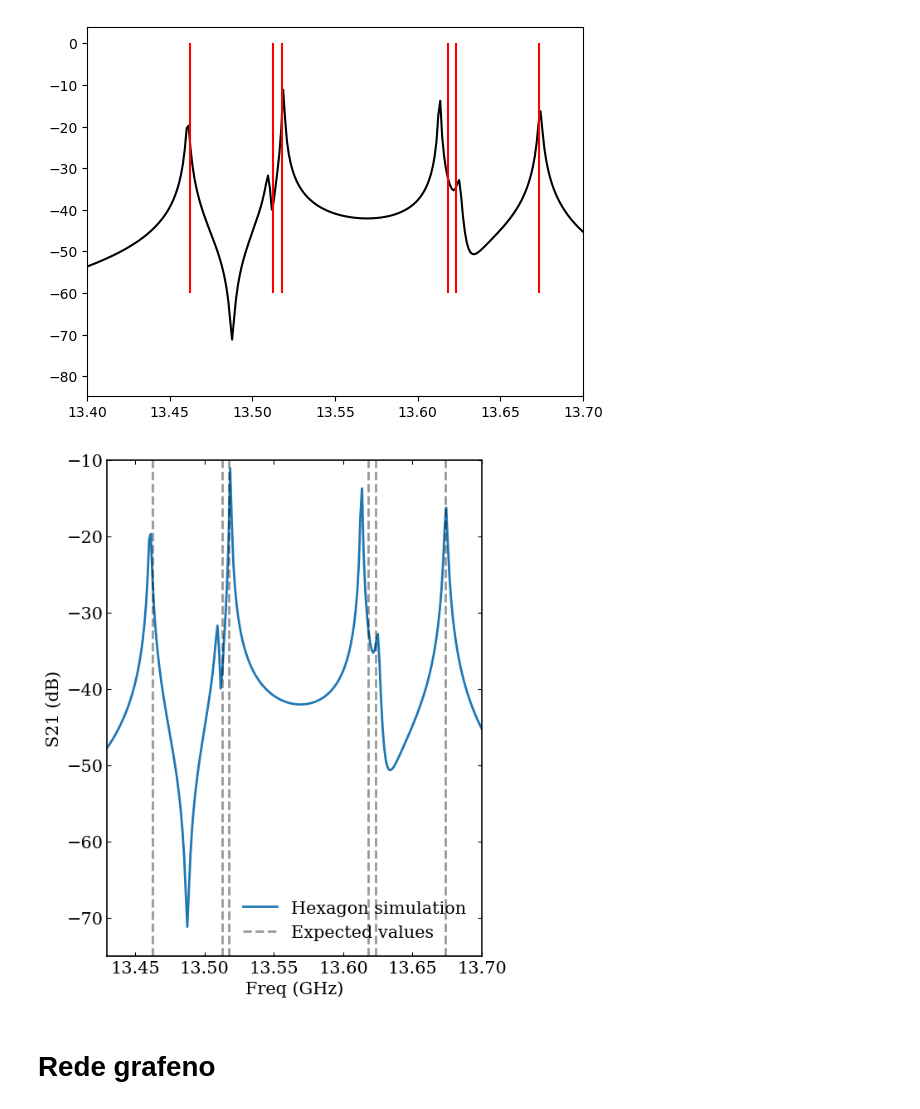
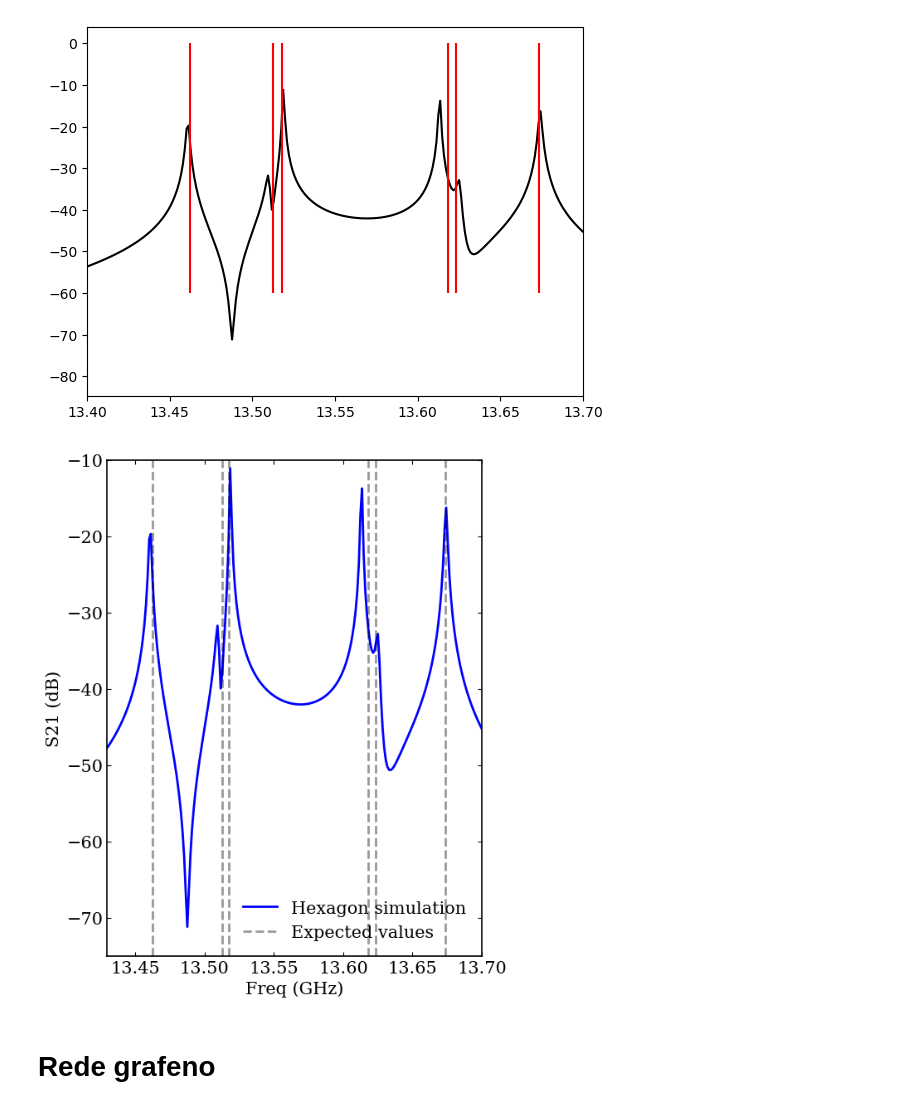
Before and after one commit to ScM-Edh/Projeto-Valentina, a Jupyter notebook: Rede grafeno/calculo rede hexagono.ipynb, the cells around one changed output. Drawn from its saved outputs; the diff is of its cells as text; code cells hidden in the pictures.

```diff
--- a/Rede grafeno/calculo rede hexagono.ipynb
+++ b/Rede grafeno/calculo rede hexagono.ipynb
@@ -165,37 +165,37 @@ plt.rcParams.update({
 # ---------- Figura ----------
 fig, ax = plt.subplots(figsize=(6,7))
 
-ax.plot(h21[0], h21[1], label="Hexagon simulation")
+ax.plot(h21[0], h21[1], '-b', label="Hexagon simulation")
 
 # ---------- Valores esperados ----------
 for i, val in enumerate(hexagon_eigenv):
     plt.axvline(val, linestyle="--", color="black",
                 alpha=0.4,
                 label="Expected values" if i==0 else "")
 
 # ---------- Eixos ----------
 ax.set_xlabel("Freq (GHz)")
 ax.set_ylabel("S21 (dB)")
 
 # ---------- Limites ----------
 ax.set_xlim(13.43, 13.7)
 ax.set_ylim(-75,-10)
 
 # ---------- Grade opcional ----------
 #ax.grid(alpha=0.3)
 
 # ---------- Legenda ----------
 ax.legend()
 
 # ---------- Ajuste layout ----------
 plt.tight_layout()
 
 # ---------- Salvar figura ----------
 plt.savefig("grafico_artigo.png", dpi=600)
 
 plt.show()
 # %% [output]
-[figure, old version]
+[figure, new version]
 # %% [markdown]
 # Rede grafeno
 # %% [markdown]
```
Also changed, not shown: 3 other files.
